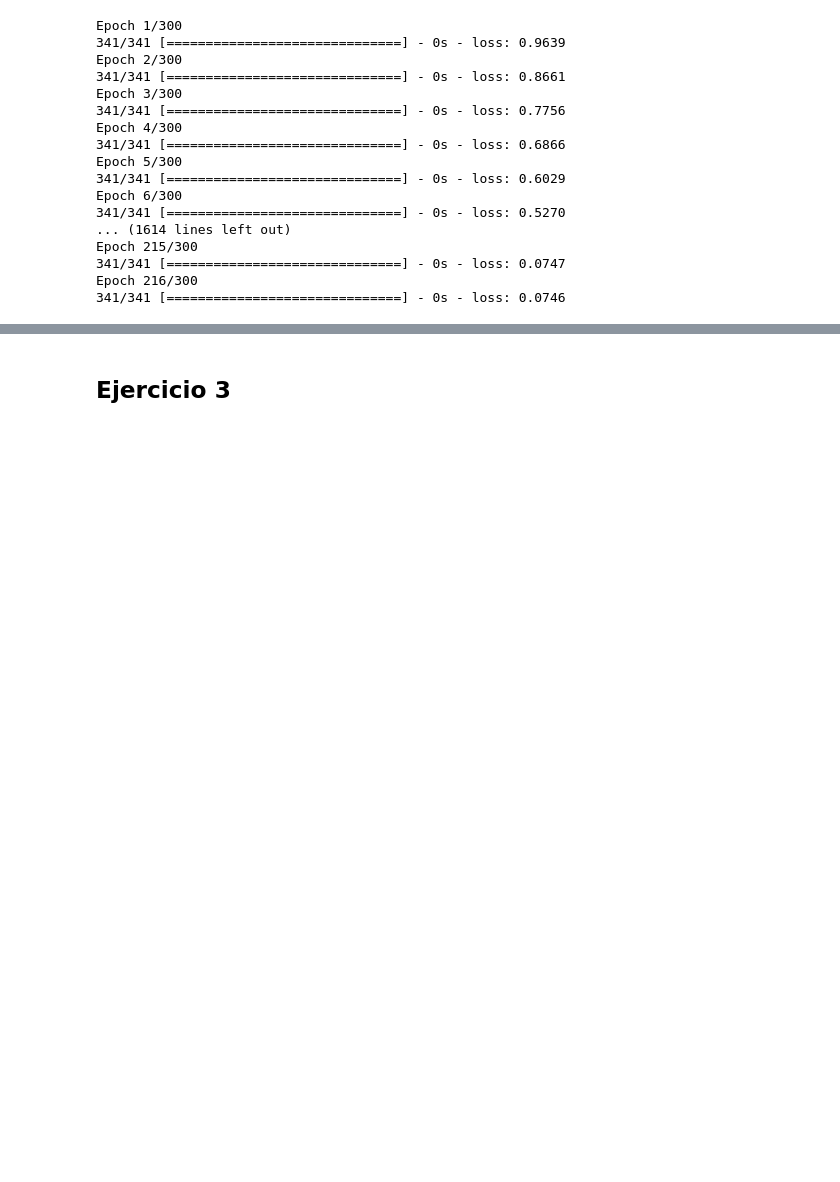
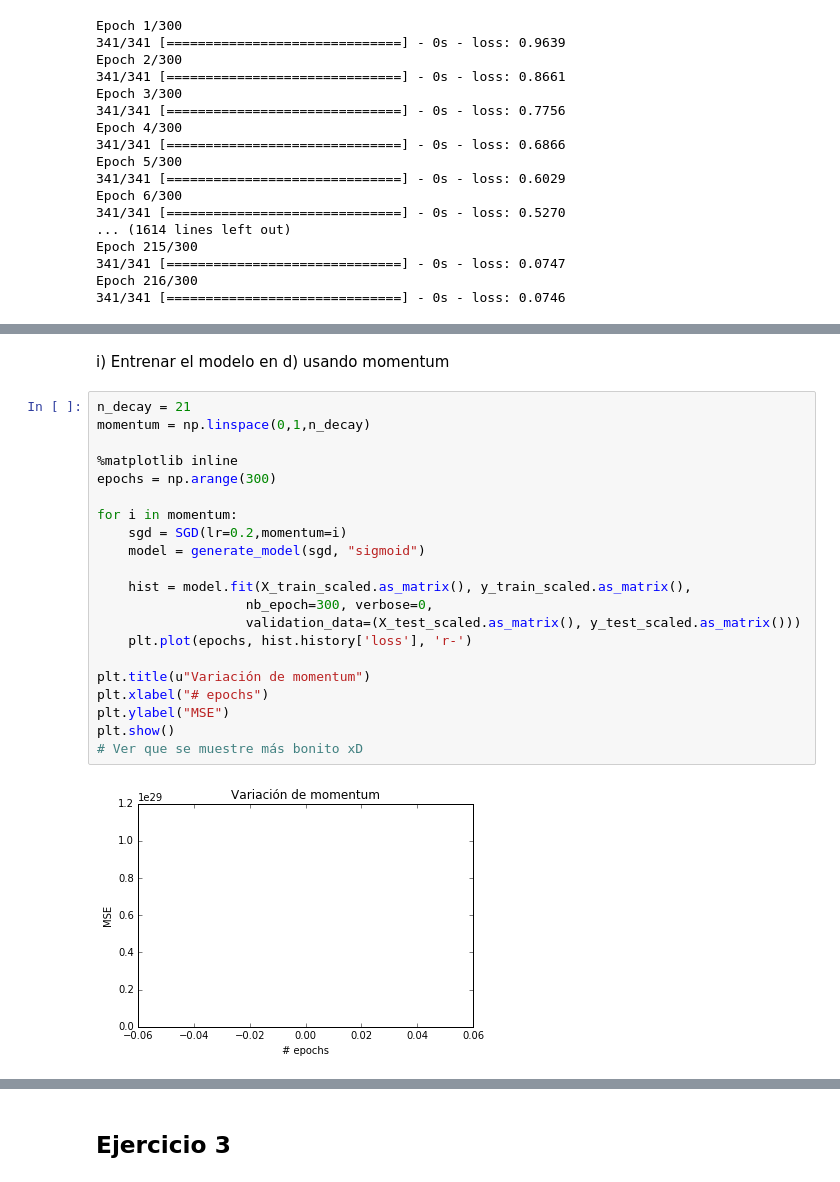
Before and after one commit to asazo/ANN, a Jupyter notebook: tarea1/tarea1.ipynb, the cells around one changed output, grey strips where cells are left out. Drawn from its saved outputs; the diff is of its cells as text; blank space fills up the shorter version.

```diff
--- a/tarea1/tarea1.ipynb
+++ b/tarea1/tarea1.ipynb
@@ -300,0 +346,25 @@ Epoch 216/300
+# %% [markdown]
+i) Entrenar el modelo en d) usando momentum
+# %%
+n_decay = 21
+momentum = np.linspace(0,1,n_decay)
+
+%matplotlib inline
+epochs = np.arange(300)
+
+for i in momentum:
+    sgd = SGD(lr=0.2,momentum=i)
+    model = generate_model(sgd, "sigmoid")
+
+    hist = model.fit(X_train_scaled.as_matrix(), y_train_scaled.as_matrix(),
+                   nb_epoch=300, verbose=0,
+                   validation_data=(X_test_scaled.as_matrix(), y_test_scaled.as_matrix()))
+    plt.plot(epochs, hist.history['loss'], 'r-')
+
+plt.title(u"Variación de momentum")
+plt.xlabel("# epochs")
+plt.ylabel("MSE")
+plt.show()
+# Ver que se muestre más bonito xD
+# %% [output]
+[figure, added]
```
Also changed, not shown: parts of 8 cells of this notebook.
